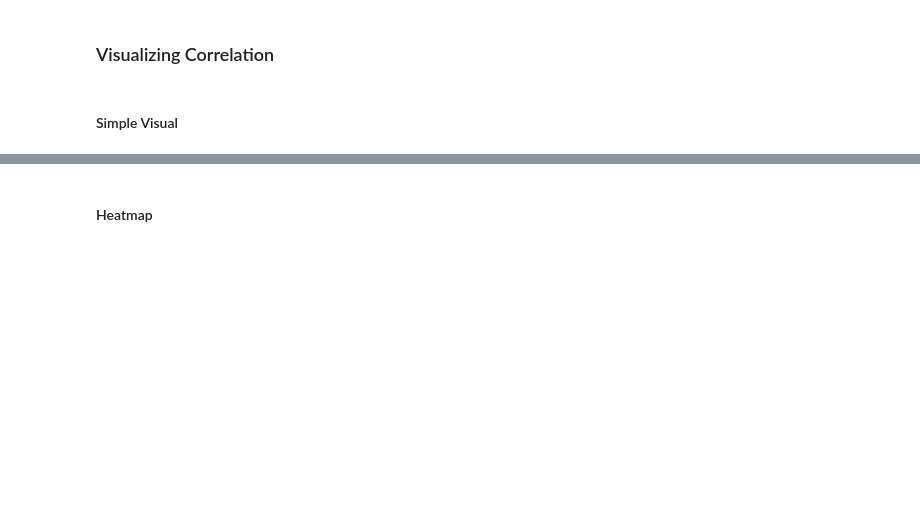
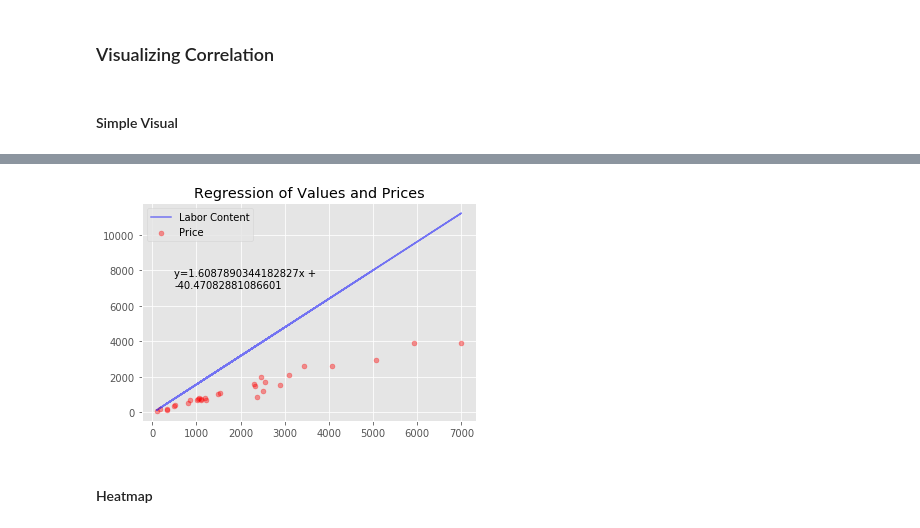
Before and after one commit to Djamil17/iotables, a Jupyter notebook: python/iterative_labor_calculation.ipynb, the cells around one changed output, grey strips where cells are left out. Drawn from its saved outputs; the diff is of its cells as text; code cells hidden in the pictures; blank space fills up the shorter version.

```diff
--- a/python/iterative_labor_calculation.ipynb
+++ b/python/iterative_labor_calculation.ipynb
@@ -752,3 +568,21 @@ with plt.style.context('ggplot'):
+# %%
+with plt.style.context('ggplot'):
+    plt.scatter(O,sol, alpha=.4, s=25 ,color='red')
+    params=model(sol.values,O)
+    pred=params[0] + params[1] * O.values
+    plt.plot(O,pred ,'blue',alpha=.5)
+    plt.legend(['Labor Content', 'Price'])
+    plt.legend(['Labor Content', 'Price', 'R^2='])
+    plt.title('Regression of Values and Prices')
+
+    correlation_matrix = np.corrcoef(sol,pred)
+    correlation_xy = correlation_matrix[0,1]
+    r_squared = correlation_xy**2
+    r_squared
+
+    plt.text(500,7000,'y=%sx + \n%s' % (params[1],params[0]), fontsize=10)
+# %% [output]
+[figure, added]
 # %% [markdown]
 #### Heatmap
 # %% [markdown]
```
Also changed, not shown: parts of 32 cells of this notebook, 3 other files.
